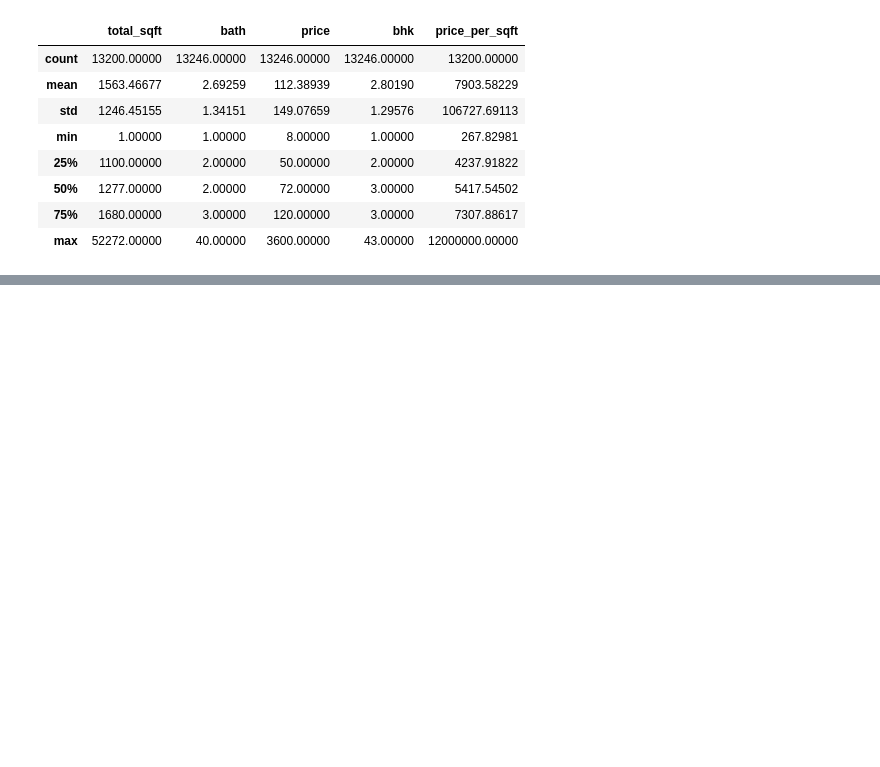
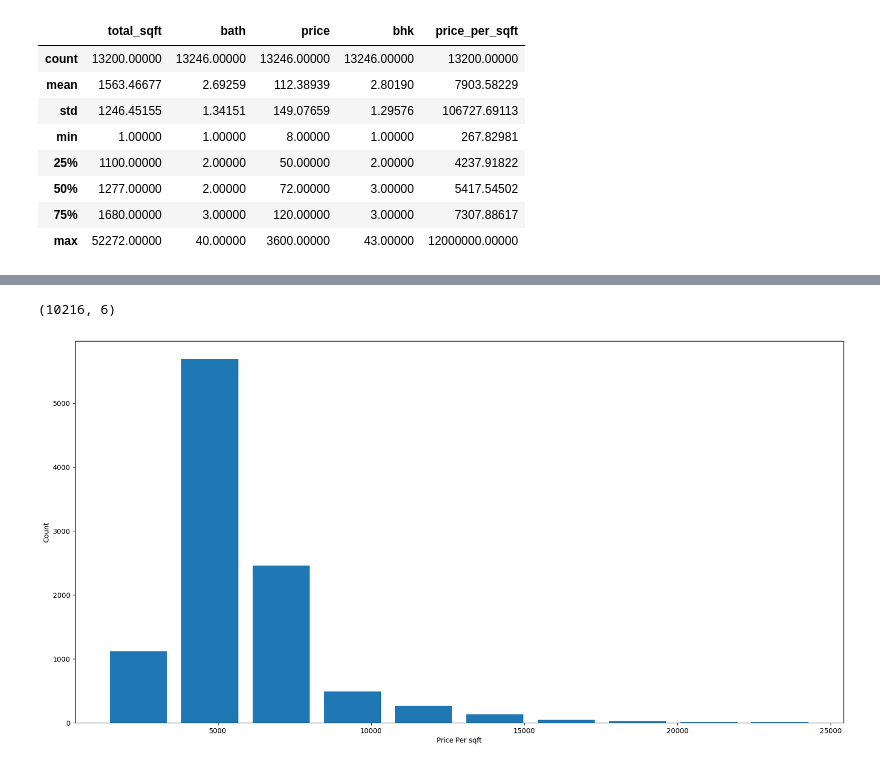
Before and after one commit to praju-1/Machine_Learning, a Jupyter notebook: Supervised_learning/Regression/Banglore_House_Prediction.ipynb, the cells around one changed output, grey strips where cells are left out. Saved outputs shown, nothing was run; the diff lists cells and outputs as text; code cells hidden in the pictures; blank space fills up the shorter version.

```diff
--- a/Supervised_learning/Regression/Banglore_House_Prediction.ipynb
+++ b/Supervised_learning/Regression/Banglore_House_Prediction.ipynb
@@ -467,0 +493,2 @@ df2.describe()
+# %%
+df3 = df2[~(df2.total_sqft/ df2.bhk <300)]
@@ -467,0 +518,11 @@ df2.describe()
+# %%
+def remove_pps_outliers(df):
+    df_out = pd.DataFrame()
+    for keys, subdf in df.groupby('location'):
+        m = np.mean(subdf.price_per_sqft)
+        s = np.std(subdf.price_per_sqft)
+        reduced_df = subdf[(subdf.price_per_sqft > (m-s)) & (subdf.price_per_sqft < (m+s))]
+        df_out = pd.concat([df_out, reduced_df], ignore_index = True)
+    return df_out
+# %%
+df4 = remove_pps_outliers(df3)
@@ -467,0 +538,4 @@ df2.describe()
+# %%
+df4.shape
+# %% [output]
+(10216, 6)
@@ -467,0 +545,8 @@ df2.describe()
+# %%
+matplotlib.rcParams['figure.figsize'] = (20,10)
+plt.hist(df4.price_per_sqft, rwidth = 0.8)
+plt.xlabel("Price Per sqft")
+plt.ylabel("Count")
+plt.show()
+# %% [output]
+[figure, added]
```
Also changed, not shown: parts of 7 cells of this notebook.
